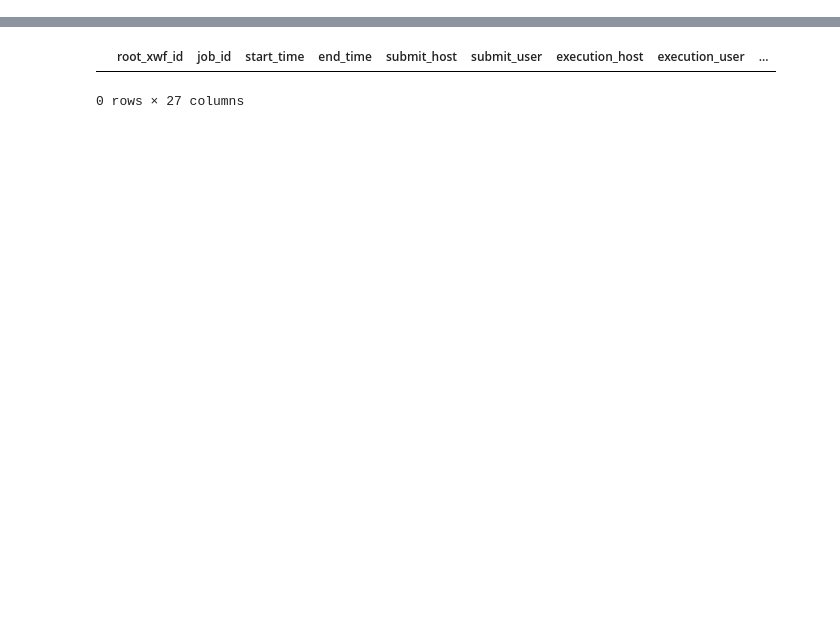
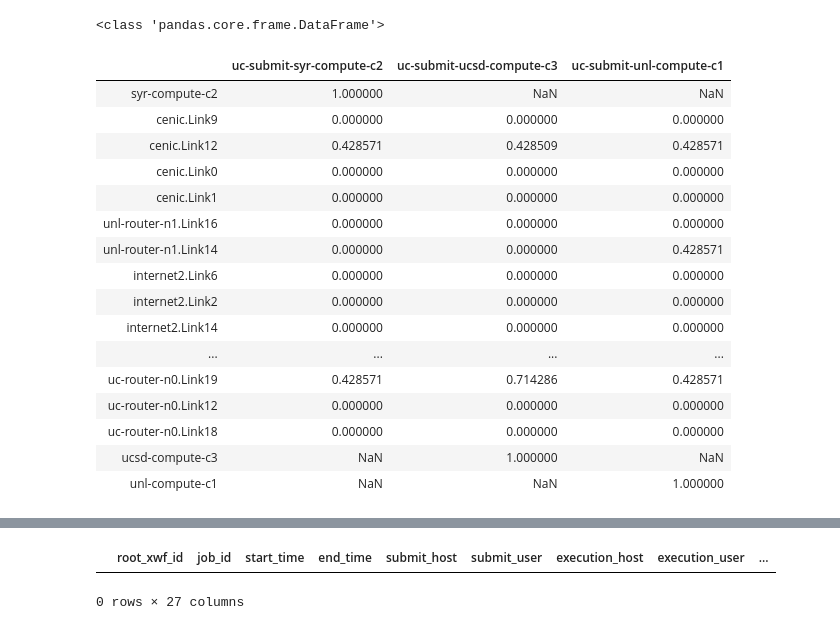
Before and after one commit to RENCI-NRIG/IRIS, a Jupyter notebook: analysis/workflow1.ipynb, the cells around one changed output, grey strips where cells are left out. Saved outputs shown, nothing was run; the diff lists cells and outputs as text; code cells hidden in the pictures; blank space fills up the shorter version.

Commit message:
probabilistic transformation of the data: emulation and workflow

```diff
--- a/analysis/workflow1.ipynb
+++ b/analysis/workflow1.ipynb
@@ -61,0 +106,23 @@ Name: checksum_success, dtype: int64
+# %%
+df_prob = pd.DataFrame.from_dict(label_prob_dict, orient='index')
+print(type(df_prob))
+df_prob
+# %% [output]
+<class 'pandas.core.frame.DataFrame'>
+|  | uc-submit-syr-compute-c2 | uc-submit-ucsd-compute-c3 | uc-submit-unl-compute-c1 |
+| syr-compute-c2 | 1.000000 | NaN | NaN |
+| cenic.Link9 | 0.000000 | 0.000000 | 0.000000 |
+| cenic.Link12 | 0.428571 | 0.428509 | 0.428571 |
+| cenic.Link0 | 0.000000 | 0.000000 | 0.000000 |
+| cenic.Link1 | 0.000000 | 0.000000 | 0.000000 |
+| unl-router-n1.Link16 | 0.000000 | 0.000000 | 0.000000 |
+| unl-router-n1.Link14 | 0.000000 | 0.000000 | 0.428571 |
+| internet2.Link6 | 0.000000 | 0.000000 | 0.000000 |
+| internet2.Link2 | 0.000000 | 0.000000 | 0.000000 |
+| internet2.Link14 | 0.000000 | 0.000000 | 0.000000 |
+| ... | ... | ... | ... |
+| uc-router-n0.Link19 | 0.428571 | 0.714286 | 0.428571 |
+| uc-router-n0.Link12 | 0.000000 | 0.000000 | 0.000000 |
+| uc-router-n0.Link18 | 0.000000 | 0.000000 | 0.000000 |
+| ucsd-compute-c3 | NaN | 1.000000 | NaN |
+| unl-compute-c1 | NaN | NaN | 1.000000 |
```
Also changed, not shown: parts of 19 cells of this notebook, 3 other files.
